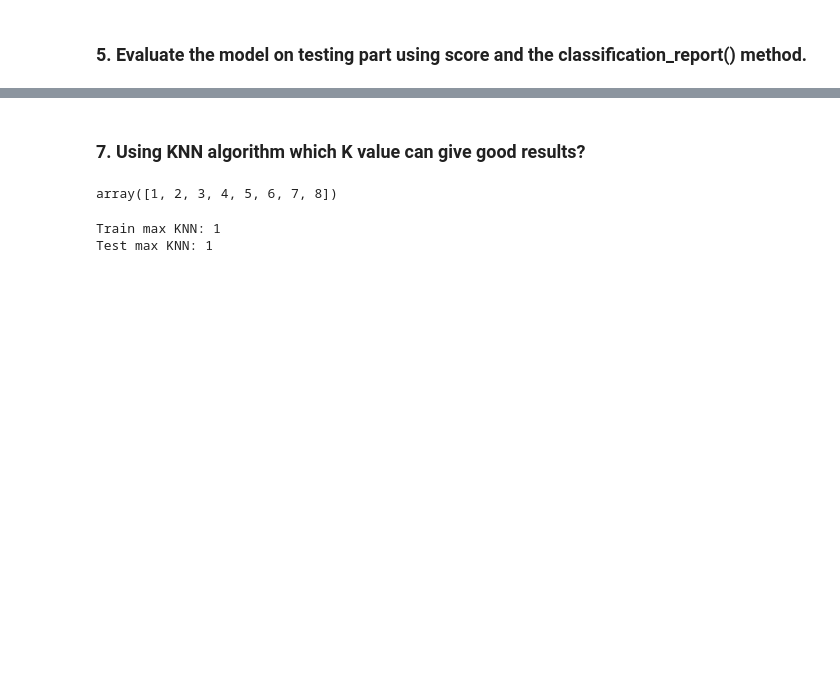
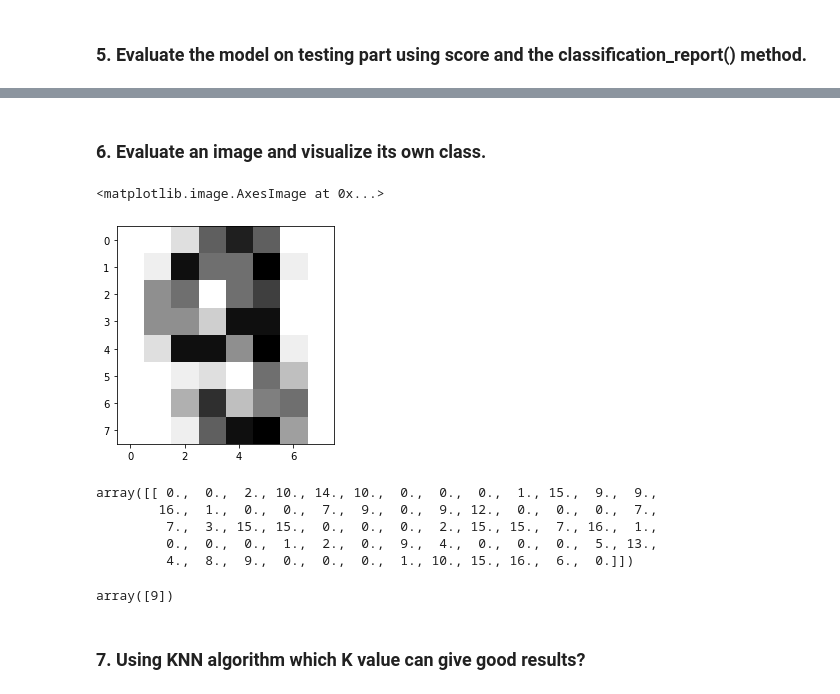
Before and after one commit to JavkhlanEnkhjin/ICP, a Jupyter notebook: ICP5/ICP_5_question2.ipynb, the cells around one changed output, grey strips where cells are left out. Drawn from its saved outputs; the diff is of its cells as text; code cells hidden in the pictures; blank space fills up the shorter version.

```diff
--- a/ICP5/ICP_5_question2.ipynb
+++ b/ICP5/ICP_5_question2.ipynb
@@ -123,23 +238,26 @@ print(X_train.shape, X_test.shape)
+# %% [markdown]
+### 6. Evaluate an image and visualize its own class.
+# %%
+# showing image from 555, as we see its look like 9
+plt.imshow(digits.images[555], cmap='binary')
+# %% [output]
+<matplotlib.image.AxesImage at 0x...>
+[figure, added]
+# %%
+#  make the array from 555 as we have 8*8 array
+img = digits.images[555].reshape(1,-1)
+img
+# %% [output]
+array([[ 0.,  0.,  2., 10., 14., 10.,  0.,  0.,  0.,  1., 15.,  9.,  9.,
+        16.,  1.,  0.,  0.,  7.,  9.,  0.,  9., 12.,  0.,  0.,  0.,  7.,
+         7.,  3., 15., 15.,  0.,  0.,  0.,  2., 15., 15.,  7., 16.,  1.,
+         0.,  0.,  0.,  1.,  2.,  0.,  9.,  4.,  0.,  0.,  0.,  5., 13.,
+         4.,  8.,  9.,  0.,  0.,  0.,  1., 10., 15., 16.,  6.,  0.]])
+# %%
+# predict the chosen image with our KKN method model
+y_pred = knn.predict(img)
+y_pred
+# %% [output]
+array([9])
 # %% [markdown]
 ### 7. Using KNN algorithm which K value can give good results?
-# %%
-from sklearn.neighbors import KNeighborsClassifier
-neighbor = np.arange(1, 9)
-train_acc = np.empty(len(neighbor))
-test_acc = np.empty(len(neighbor))
-# %% [output]
-array([1, 2, 3, 4, 5, 6, 7, 8])
-# %%
-train_k = {}
-test_k = {}
-for i, k in enumerate(neighbor):
-  knn = KNeighborsClassifier(n_neighbors=k)
-  knn.fit(X_train, y_train)
-  train_k[i] = k
-  train_acc[i] =knn.score(X_train, y_train)
-  test_acc[i] = knn.score(X_test, y_test)
-print("Train max KNN: {}".format(list(train_acc).index(max(train_acc)) + 1))
-print("Test max KNN: {}".format(list(test_acc).index(max(test_acc)) + 1))
-# %% [output]
-Train max KNN: 1
-Test max KNN: 1
```
Also changed, not shown: parts of 18 cells of this notebook, 1 other file.
